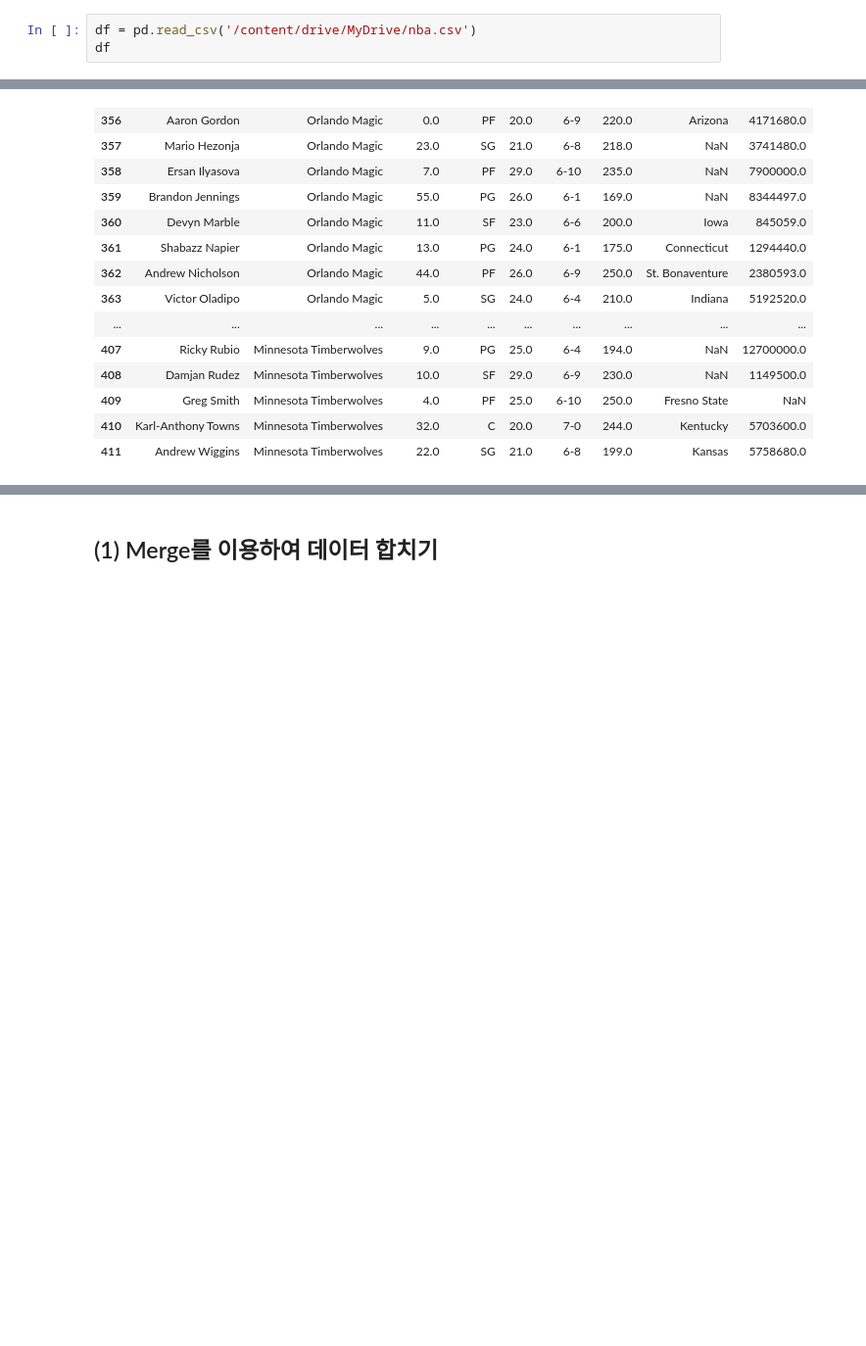
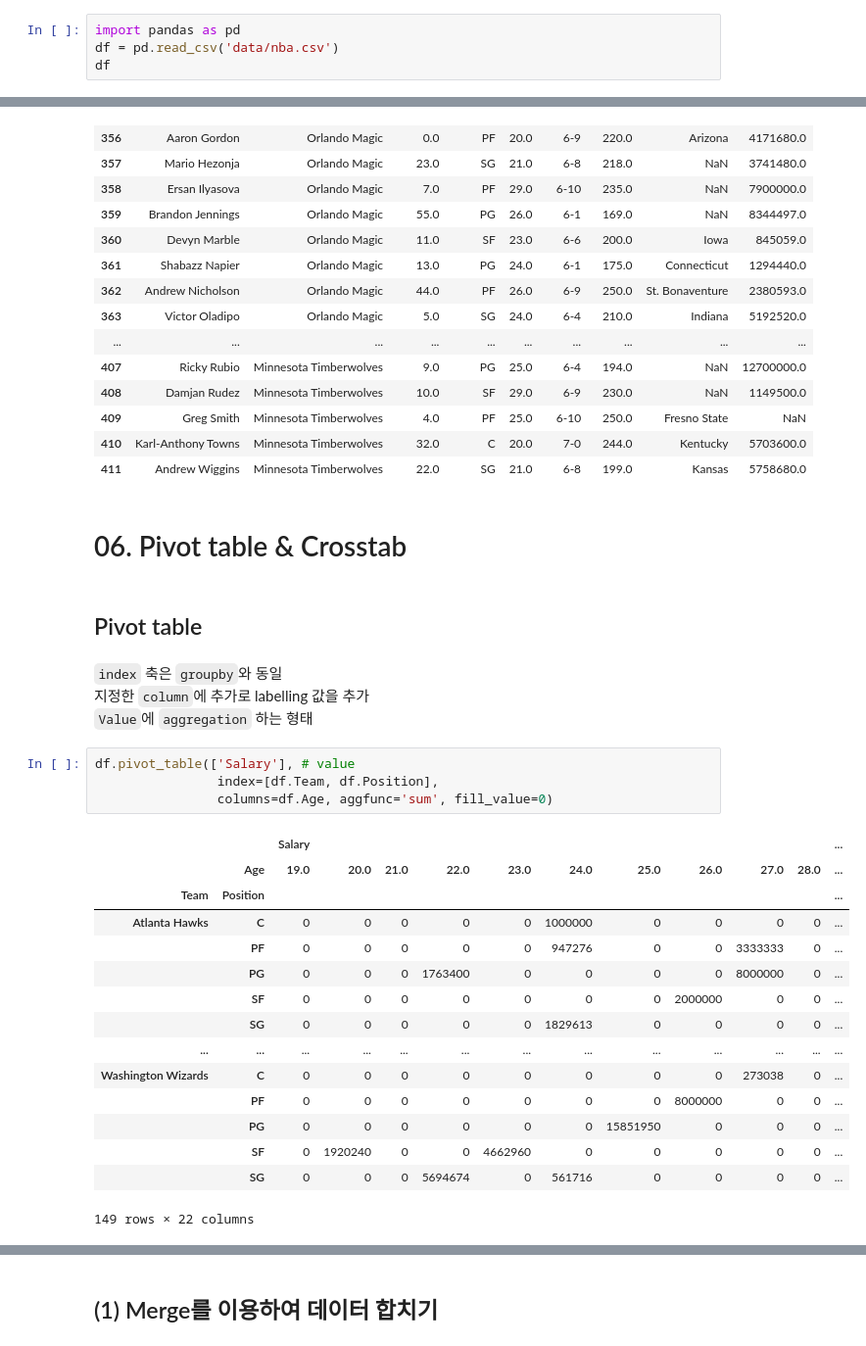
Before and after one commit to jjungyujin/TIL, a Jupyter notebook: DataEngineering/DataProcessing/pandas.ipynb, the cells around one changed output, grey strips where cells are left out. Shown: that part at 98% size. Saved outputs shown, nothing was run; the diff lists cells and outputs as text; blank space fills up the shorter version.

Commit message:
pandas : end Section #2

```diff
--- a/DataEngineering/DataProcessing/pandas.ipynb
+++ b/DataEngineering/DataProcessing/pandas.ipynb
@@ -1152,5 +1156,6 @@ df2
 # %%
-df = pd.read_csv('/content/drive/MyDrive/nba.csv')
+import pandas as pd
+df = pd.read_csv('data/nba.csv')
 df
 # %% [output]
 |  | Name | Team | Number | Position | Age | Height | Weight | College | Salary |
@@ -1424,3 +1629,31 @@ df.groupby('Team').filter(myCounter)
 | 409 | Greg Smith | Minnesota Timberwolves | 4.0 | PF | 25.0 | 6-10 | 250.0 | Fresno State | NaN |
 | 410 | Karl-Anthony Towns | Minnesota Timberwolves | 32.0 | C | 20.0 | 7-0 | 244.0 | Kentucky | 5703600.0 |
 | 411 | Andrew Wiggins | Minnesota Timberwolves | 22.0 | SG | 21.0 | 6-8 | 199.0 | Kansas | 5758680.0 |
+# %% [markdown]
+# 06. Pivot table & Crosstab
+# %% [markdown]
+## Pivot table
+# %% [markdown]
+`index` 축은 `groupby`와 동일
+지정한 `column`에 추가로 labelling 값을 추가
+`Value`에 `aggregation` 하는 형태
+# %%
+df.pivot_table(['Salary'], # value
+                index=[df.Team, df.Position],
+                columns=df.Age, aggfunc='sum', fill_value=0)
+# %% [output]
+|  |  | Salary |  |  |  |  |  |  |  |  |  | ... |
+|  | Age | 19.0 | 20.0 | 21.0 | 22.0 | 23.0 | 24.0 | 25.0 | 26.0 | 27.0 | 28.0 | ... |
+| Team | Position |  |  |  |  |  |  |  |  |  |  | ... |
+| Atlanta Hawks | C | 0 | 0 | 0 | 0 | 0 | 1000000 | 0 | 0 | 0 | 0 | ... |
+|  | PF | 0 | 0 | 0 | 0 | 0 | 947276 | 0 | 0 | 3333333 | 0 | ... |
+|  | PG | 0 | 0 | 0 | 1763400 | 0 | 0 | 0 | 0 | 8000000 | 0 | ... |
+|  | SF | 0 | 0 | 0 | 0 | 0 | 0 | 0 | 2000000 | 0 | 0 | ... |
+|  | SG | 0 | 0 | 0 | 0 | 0 | 1829613 | 0 | 0 | 0 | 0 | ... |
+| ... | ... | ... | ... | ... | ... | ... | ... | ... | ... | ... | ... | ... |
+| Washington Wizards | C | 0 | 0 | 0 | 0 | 0 | 0 | 0 | 0 | 273038 | 0 | ... |
+|  | PF | 0 | 0 | 0 | 0 | 0 | 0 | 0 | 8000000 | 0 | 0 | ... |
+|  | PG | 0 | 0 | 0 | 0 | 0 | 0 | 15851950 | 0 | 0 | 0 | ... |
+|  | SF | 0 | 1920240 | 0 | 0 | 4662960 | 0 | 0 | 0 | 0 | 0 | ... |
+|  | SG | 0 | 0 | 0 | 5694674 | 0 | 561716 | 0 | 0 | 0 | 0 | ... |
+149 rows × 22 columns
```
Also changed, not shown: parts of 46 cells of this notebook.
